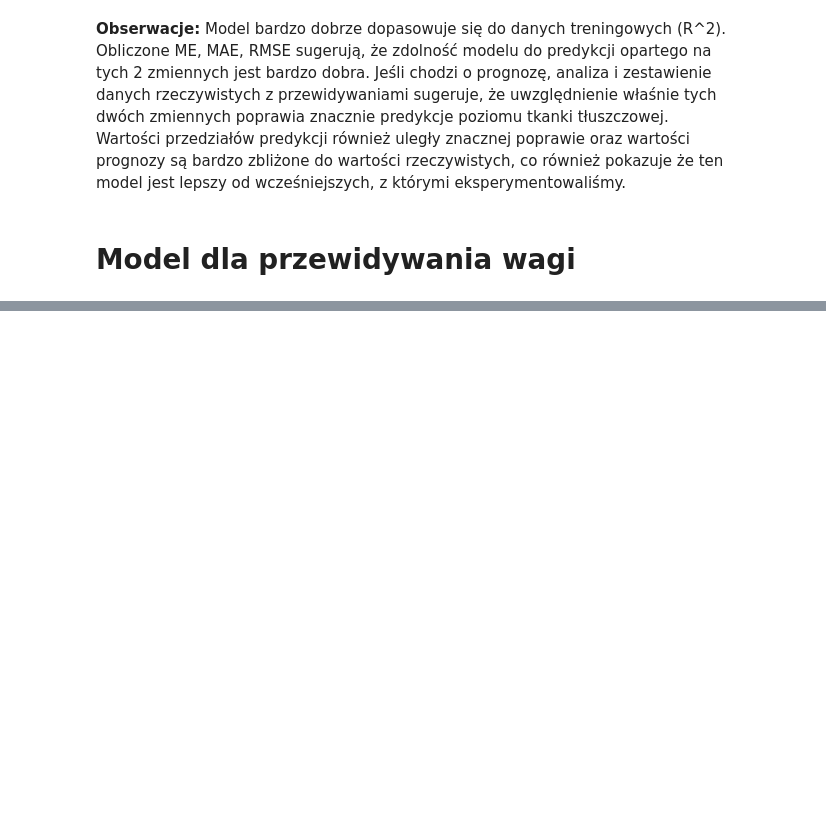
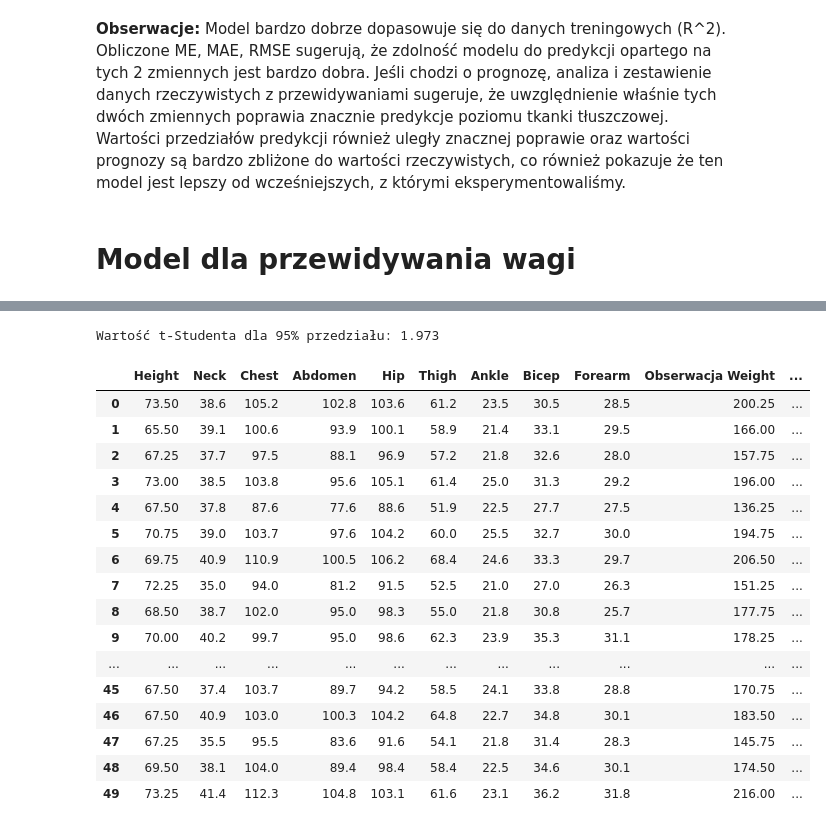
Before and after one commit to michal-slezak-dev/data-mining, a Jupyter notebook: LAB-1/zad-2-BF/ZAD2_Michał_Ślęzak_Szymon_Oleśkiewicz.ipynb, the cells around one changed output, grey strips where cells are left out. Cells and saved outputs as stored; diff of their text form; code cells hidden in the pictures; blank space fills up the shorter version.

```diff
--- a/LAB-1/zad-2-BF/ZAD2_Michał_Ślęzak_Szymon_Oleśkiewicz.ipynb
+++ b/LAB-1/zad-2-BF/ZAD2_Michał_Ślęzak_Szymon_Oleśkiewicz.ipynb
@@ -657,0 +767,47 @@ Wartość t-Studenta dla 95% przedziału: 1.972
+# %%
+prediction_obj = model.get_prediction(X_test[features])
+summary_table = prediction_obj.summary_frame(alpha=0.05)
+
+df = model.df_resid  # stopnie swobody
+t_crit = stats.t.ppf(1 - 0.05/2, df)
+
+results_df = pd.DataFrame({
+    'Height': X_test['Height'],
+    'Neck': X_test['Neck'],
+    'Chest': X_test['Chest'],
+    'Abdomen': X_test['Abdomen'],
+    'Hip': X_test['Hip'],
+    'Thigh': X_test['Thigh'],
+    'Ankle': X_test['Ankle'],
+    'Bicep': X_test['Bicep'],
+    'Forearm': X_test['Forearm'],
+    'Obserwacja Weight': y_test,
+    'Prognoza Weight': summary_table['mean'].values,
+    'Bład standardowy': summary_table['mean_se'].values,
+    'Przedział 95% (dolny)': summary_table['obs_ci_lower'].values, # przedzial predykcji
+    'Przedział 95% (górny)': summary_table['obs_ci_upper'].values # przedzial predykcji
+})
+
+results_df.reset_index(inplace=True, drop=True)
+
+print(f"\n\nWartość t-Studenta dla 95% przedziału: {t_crit:.3f}")
+results_df
+# %% [output]
+Wartość t-Studenta dla 95% przedziału: 1.973
+|  | Height | Neck | Chest | Abdomen | Hip | Thigh | Ankle | Bicep | Forearm | Obserwacja Weight | ... |
+| 0 | 73.50 | 38.6 | 105.2 | 102.8 | 103.6 | 61.2 | 23.5 | 30.5 | 28.5 | 200.25 | ... |
+| 1 | 65.50 | 39.1 | 100.6 | 93.9 | 100.1 | 58.9 | 21.4 | 33.1 | 29.5 | 166.00 | ... |
+| 2 | 67.25 | 37.7 | 97.5 | 88.1 | 96.9 | 57.2 | 21.8 | 32.6 | 28.0 | 157.75 | ... |
+| 3 | 73.00 | 38.5 | 103.8 | 95.6 | 105.1 | 61.4 | 25.0 | 31.3 | 29.2 | 196.00 | ... |
+| 4 | 67.50 | 37.8 | 87.6 | 77.6 | 88.6 | 51.9 | 22.5 | 27.7 | 27.5 | 136.25 | ... |
+| 5 | 70.75 | 39.0 | 103.7 | 97.6 | 104.2 | 60.0 | 25.5 | 32.7 | 30.0 | 194.75 | ... |
+| 6 | 69.75 | 40.9 | 110.9 | 100.5 | 106.2 | 68.4 | 24.6 | 33.3 | 29.7 | 206.50 | ... |
+| 7 | 72.25 | 35.0 | 94.0 | 81.2 | 91.5 | 52.5 | 21.0 | 27.0 | 26.3 | 151.25 | ... |
+| 8 | 68.50 | 38.7 | 102.0 | 95.0 | 98.3 | 55.0 | 21.8 | 30.8 | 25.7 | 177.75 | ... |
+| 9 | 70.00 | 40.2 | 99.7 | 95.0 | 98.6 | 62.3 | 23.9 | 35.3 | 31.1 | 178.25 | ... |
+| ... | ... | ... | ... | ... | ... | ... | ... | ... | ... | ... | ... |
+| 45 | 67.50 | 37.4 | 103.7 | 89.7 | 94.2 | 58.5 | 24.1 | 33.8 | 28.8 | 170.75 | ... |
+| 46 | 67.50 | 40.9 | 103.0 | 100.3 | 104.2 | 64.8 | 22.7 | 34.8 | 30.1 | 183.50 | ... |
+| 47 | 67.25 | 35.5 | 95.5 | 83.6 | 91.6 | 54.1 | 21.8 | 31.4 | 28.3 | 145.75 | ... |
+| 48 | 69.50 | 38.1 | 104.0 | 89.4 | 98.4 | 58.4 | 22.5 | 34.6 | 30.1 | 174.50 | ... |
+| 49 | 73.25 | 41.4 | 112.3 | 104.8 | 103.1 | 61.6 | 23.1 | 36.2 | 31.8 | 216.00 | ... |
```
Also changed, not shown: parts of 20 cells of this notebook, 7 other files.
